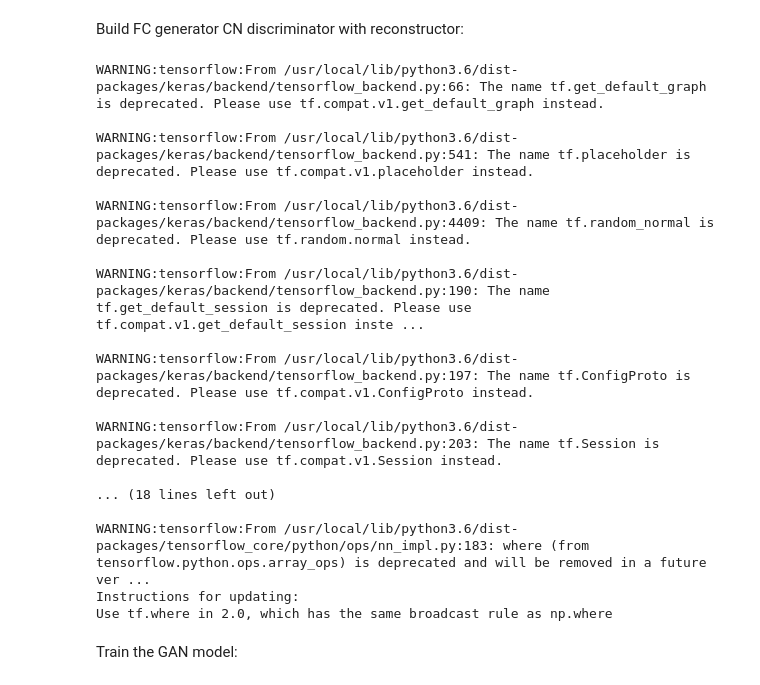
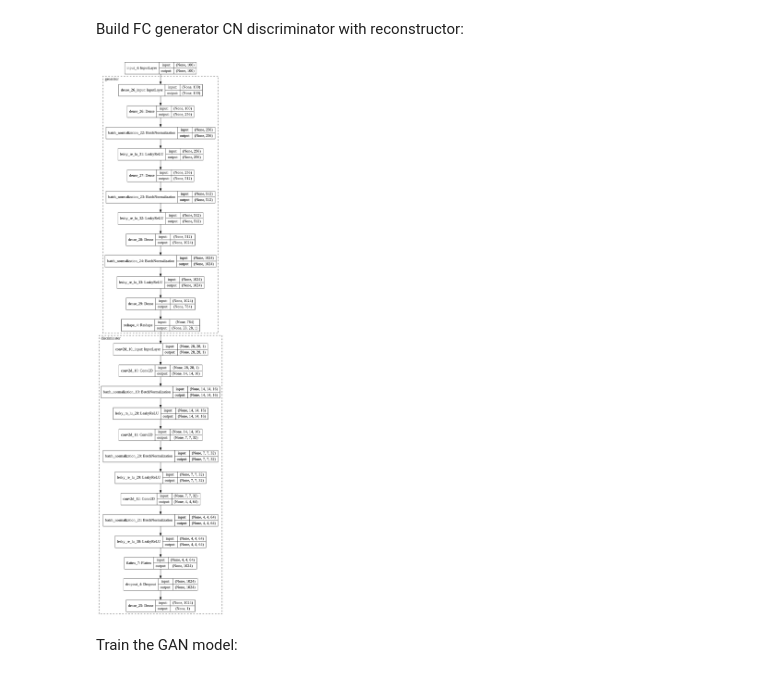
Before and after one commit to tsachiblau/sparseGANProject, a Jupyter notebook: FCG_2_CND.ipynb, the cells around one changed output. Drawn from its saved outputs; the diff is of its cells as text; code cells hidden in the pictures.

```diff
--- a/FCG_2_CND.ipynb
+++ b/FCG_2_CND.ipynb
@@ -50,6 +48,7 @@ from keras.layers import Input
 from keras.models import Model
 from keras.initializers import RandomNormal
 from keras.layers import Dense, Conv2D, Flatten, Reshape, Dropout, AveragePooling2D, MaxPooling2D, BatchNormalization
+from keras.utils import plot_model
 
 # input: image size
 # output: noise size
@@ -113,69 +112,38 @@ def create_descriminator():
     discriminator.add(Dropout(0.4))
     discriminator.add(Dense(1, activation='sigmoid'))   # 1 number which indicates real / fake
 
     discriminator.compile(loss='binary_crossentropy', optimizer=optimizer)
     return discriminator
 
-"""
-def create_descriminator():
-    discriminator = Sequential()
-
-    discriminator.add(Dense(1024, input_dim=img_rows*img_cols*channels))
-    discriminator.add(LeakyReLU(0.2))
-
-    discriminator.add(Dense(512))
-    discriminator.add(LeakyReLU(0.2))
-
-    discriminator.add(Dense(256))
-    discriminator.add(LeakyReLU(0.2))
-
-    discriminator.add(Dense(1, activation='sigmoid'))
-
-    discriminator.compile(loss='binary_crossentropy', optimizer=optimizer)
-    return discriminator
-"""
 # build GAN
 discriminator = create_descriminator()
 generator = create_generator()
 reconstructor = create_reconstructor()
-
+discriminator.name = "discriminator"
+generator.name= "generator"
 discriminator.trainable = False   # will be trained separately, not as GAN
 
 gan_input = Input(shape=(noise_dim,))
 
 fake_image = generator(gan_input)
 
 fake_image_vec = Flatten()(fake_image)  # will enter reconstructor
 
 
 gan_output = discriminator(fake_image)
 
 vae_output = reconstructor(fake_image_vec)
 
 vae = Model(gan_input, vae_output)
 vae.compile(loss='mean_squared_error', optimizer='sgd') #todo: consider MAE
 
 
 gan = Model(gan_input, gan_output)
 gan.compile(loss='binary_crossentropy', optimizer=optimizer)
+
+plot_model(gan, to_file='model_plot.png', show_shapes=True, show_layer_names=True,expand_nested=True)
 # %% [output]
-WARNING:tensorflow:From /usr/local/lib/python3.6/dist-packages/keras/backend/tensorflow_backend.py:66: The name tf.get_default_graph is deprecated. Please use tf.compat.v1.get_default_graph instead.
-
-WARNING:tensorflow:From /usr/local/lib/python3.6/dist-packages/keras/backend/tensorflow_backend.py:541: The name tf.placeholder is deprecated. Please use tf.compat.v1.placeholder instead.
-
-WARNING:tensorflow:From /usr/local/lib/python3.6/dist-packages/keras/backend/tensorflow_backend.py:4409: The name tf.random_normal is deprecated. Please use tf.random.normal instead.
-
-WARNING:tensorflow:From /usr/local/lib/python3.6/dist-packages/keras/backend/tensorflow_backend.py:190: The name tf.get_default_session is deprecated. Please use tf.compat.v1.get_default_session inste ...
-
-WARNING:tensorflow:From /usr/local/lib/python3.6/dist-packages/keras/backend/tensorflow_backend.py:197: The name tf.ConfigProto is deprecated. Please use tf.compat.v1.ConfigProto instead.
-
-WARNING:tensorflow:From /usr/local/lib/python3.6/dist-packages/keras/backend/tensorflow_backend.py:203: The name tf.Session is deprecated. Please use tf.compat.v1.Session instead.
-
-... (18 lines left out)
-
-WARNING:tensorflow:From /usr/local/lib/python3.6/dist-packages/tensorflow_core/python/ops/nn_impl.py:183: where (from tensorflow.python.ops.array_ops) is deprecated and will be removed in a future ver ...
-Instructions for updating:
-Use tf.where in 2.0, which has the same broadcast rule as np.where
+[figure, added]
 # %% [markdown]
 Train the GAN model:
 # %%
```
Also changed, not shown: parts of 2 cells of this notebook.
